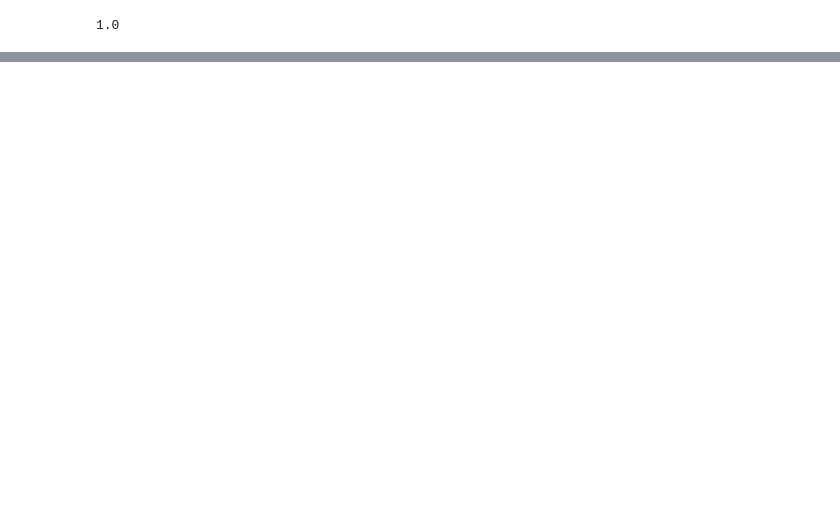
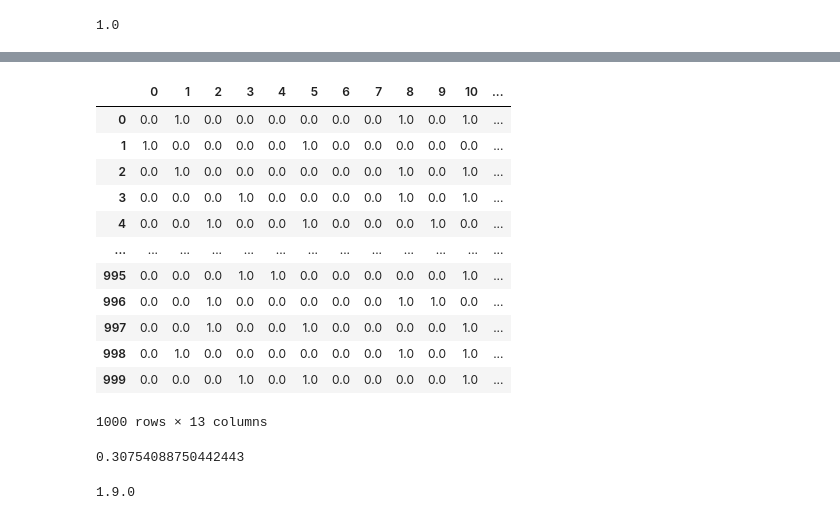
Before and after one commit to OP-Coder-Cpp/Complete-A.I.-and-Machine-Learning-Data-Science-Bootcamp, a Jupyter notebook: Introduction to Scikit Learn/Introduction_to_skLearn.ipynb, the cells around one changed output, grey strips where cells are left out. Cells and saved outputs as stored; diff of their text form; code cells hidden in the pictures; blank space fills up the shorter version.

```diff
--- a/Introduction to Scikit Learn/Introduction_to_skLearn.ipynb
+++ b/Introduction to Scikit Learn/Introduction_to_skLearn.ipynb
@@ -165,0 +199,4 @@ load_model.score(x_test,y_test)
+# %%
+# As the heart disease data does not have any missing value we are going to import another dataset
+car_sales=pd.read_csv("https://raw.githubusercontent.com/mrdbourke/zero-to-mastery-ml/refs/heads/master/data/car-sales-extended.csv")
+car_sales.head()
@@ -165,0 +219,4 @@ load_model.score(x_test,y_test)
+# %%
+# Here we are going to split the data into labels X (Features) and Y (Label=Price)
+X=car_sales.drop("Price",axis=1)
+Y=car_sales["Price"]
@@ -165,0 +239,10 @@ load_model.score(x_test,y_test)
+# %%
+# Turn the categories into numbers
+from sklearn.preprocessing import OneHotEncoder
+from sklearn.compose import ColumnTransformer
+
+categorical_features=["Make","Colour","Doors"]
+one_hot=OneHotEncoder()
+transformer=ColumnTransformer([("one_hot",one_hot,categorical_features)],
+                             remainder="passthrough")
+transformed_X=transformer.fit_transform(X)
@@ -165,0 +270,18 @@ load_model.score(x_test,y_test)
+# %%
+# Converting to Dataframe
+transformed_X_dataframe=pd.DataFrame(transformed_X)
+transformed_X_dataframe
+# %% [output]
+|  | 0 | 1 | 2 | 3 | 4 | 5 | 6 | 7 | 8 | 9 | 10 | ... |
+| 0 | 0.0 | 1.0 | 0.0 | 0.0 | 0.0 | 0.0 | 0.0 | 0.0 | 1.0 | 0.0 | 1.0 | ... |
+| 1 | 1.0 | 0.0 | 0.0 | 0.0 | 0.0 | 1.0 | 0.0 | 0.0 | 0.0 | 0.0 | 0.0 | ... |
+| 2 | 0.0 | 1.0 | 0.0 | 0.0 | 0.0 | 0.0 | 0.0 | 0.0 | 1.0 | 0.0 | 1.0 | ... |
+| 3 | 0.0 | 0.0 | 0.0 | 1.0 | 0.0 | 0.0 | 0.0 | 0.0 | 1.0 | 0.0 | 1.0 | ... |
+| 4 | 0.0 | 0.0 | 1.0 | 0.0 | 0.0 | 1.0 | 0.0 | 0.0 | 0.0 | 1.0 | 0.0 | ... |
+| ... | ... | ... | ... | ... | ... | ... | ... | ... | ... | ... | ... | ... |
+| 995 | 0.0 | 0.0 | 0.0 | 1.0 | 1.0 | 0.0 | 0.0 | 0.0 | 0.0 | 0.0 | 1.0 | ... |
+| 996 | 0.0 | 0.0 | 1.0 | 0.0 | 0.0 | 0.0 | 0.0 | 0.0 | 1.0 | 1.0 | 0.0 | ... |
+| 997 | 0.0 | 0.0 | 1.0 | 0.0 | 0.0 | 1.0 | 0.0 | 0.0 | 0.0 | 0.0 | 1.0 | ... |
+| 998 | 0.0 | 1.0 | 0.0 | 0.0 | 0.0 | 0.0 | 0.0 | 0.0 | 1.0 | 0.0 | 1.0 | ... |
+| 999 | 0.0 | 0.0 | 0.0 | 1.0 | 0.0 | 1.0 | 0.0 | 0.0 | 0.0 | 0.0 | 1.0 | ... |
+1000 rows × 13 columns
@@ -165,0 +294,10 @@ load_model.score(x_test,y_test)
+# %%
+model.fit(x_train,y_train)
+model.score(x_test,y_test)
+# %% [output]
+0.30754088750442443
+# %%
+import sklearn
+print(sklearn.__version__) #as per the notes from Course 0.23+ Sklearn lib automatically handles NaN or Null values lets try
+# %% [output]
+1.9.0
```
Also changed, not shown: parts of 38 cells of this notebook.
